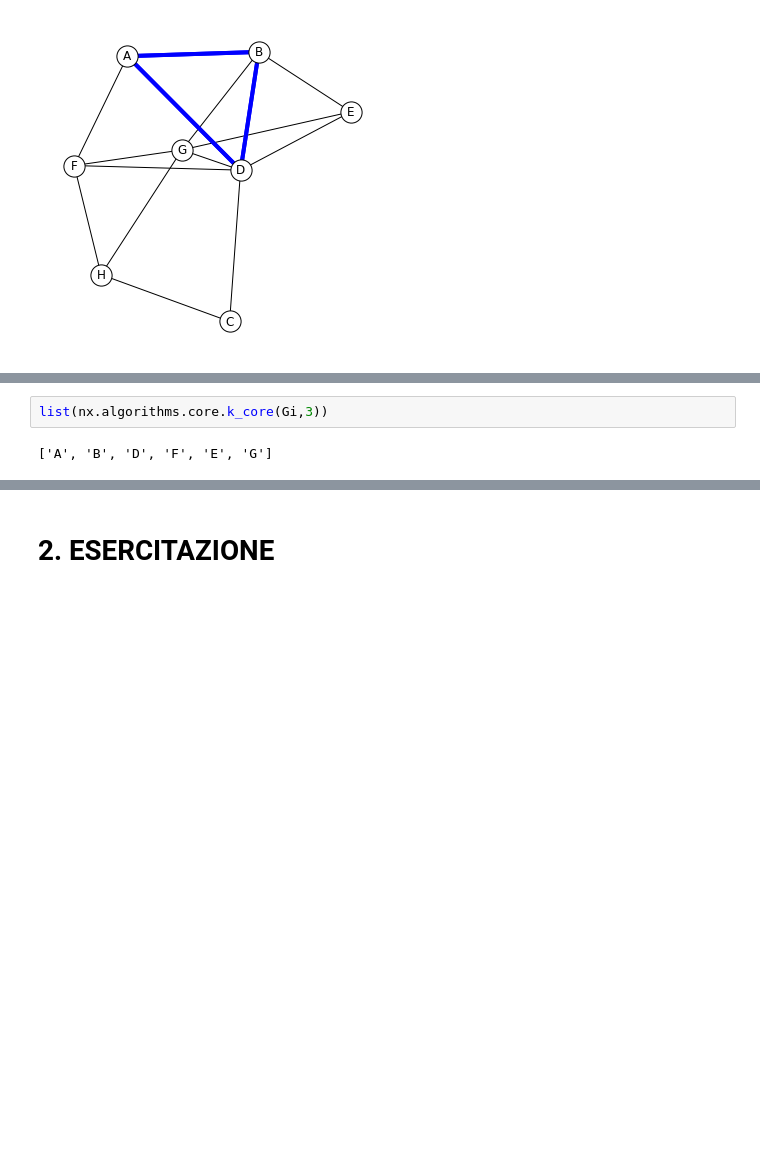
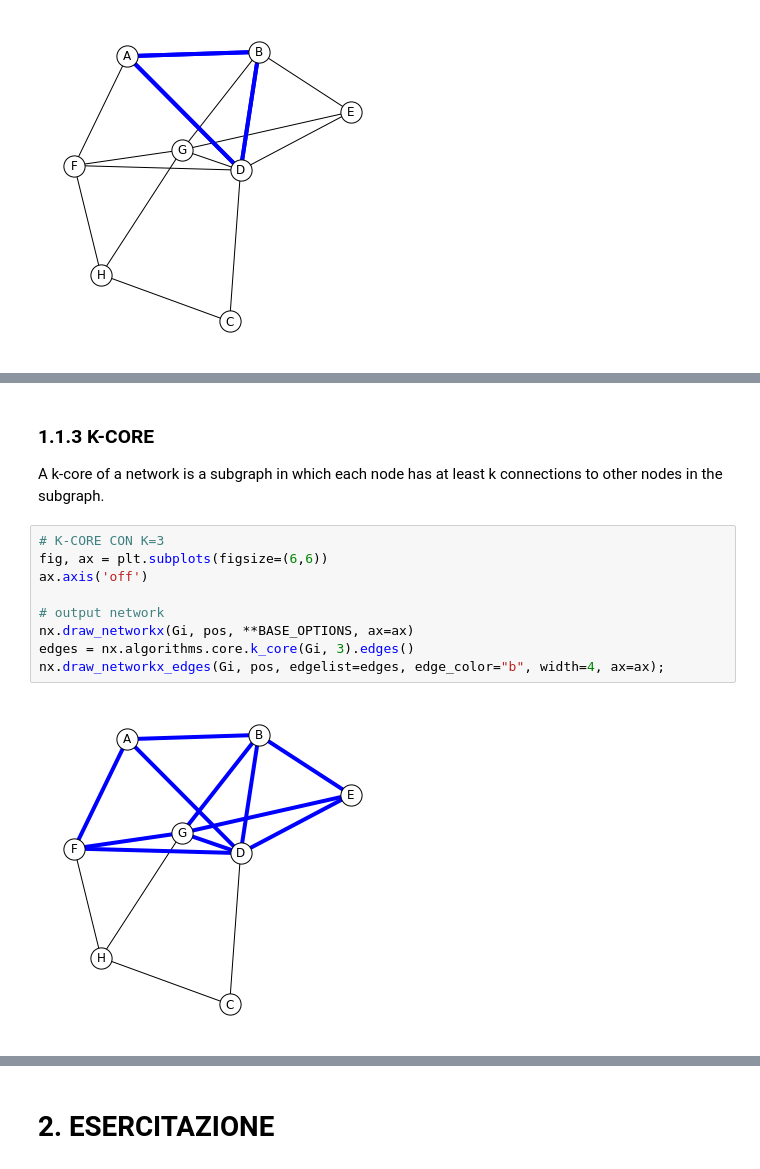
Before and after one commit to alkaest2002/ABGrid, a Jupyter notebook: materials/course 101/esercitazione.ipynb, the cells around one changed output, grey strips where cells are left out. Cells and saved outputs as stored; diff of their text form; blank space fills up the shorter version.

```diff
--- a/materials/course 101/esercitazione.ipynb
+++ b/materials/course 101/esercitazione.ipynb
@@ -134,7 +138,18 @@ nx.draw_networkx_edges(Gi, pos, edgelist=edges, edge_color="b", width=4, ax=ax);
 # %% [output]
 ['B', 'D', 'E', 'G']
 [figure]
+# %% [markdown]
+### 1.1.3 K-CORE
+
+A k-core of a network is a subgraph in which each node has at least k connections to other nodes in the subgraph.
 # %%
-list(nx.algorithms.core.k_core(Gi,3))
+# K-CORE CON K=3
+fig, ax = plt.subplots(figsize=(6,6))
+ax.axis('off')
+
+# output network
+nx.draw_networkx(Gi, pos, **BASE_OPTIONS, ax=ax)
+edges = nx.algorithms.core.k_core(Gi, 3).edges()
+nx.draw_networkx_edges(Gi, pos, edgelist=edges, edge_color="b", width=4, ax=ax);
 # %% [output]
-['A', 'B', 'D', 'F', 'E', 'G']
+[figure, added]
```
Also changed, not shown: parts of 4 cells of this notebook.
